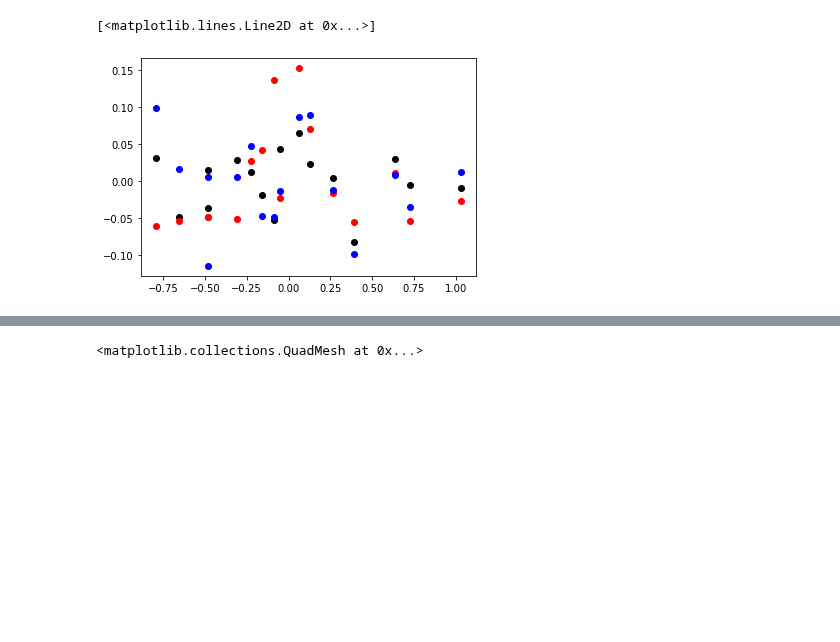
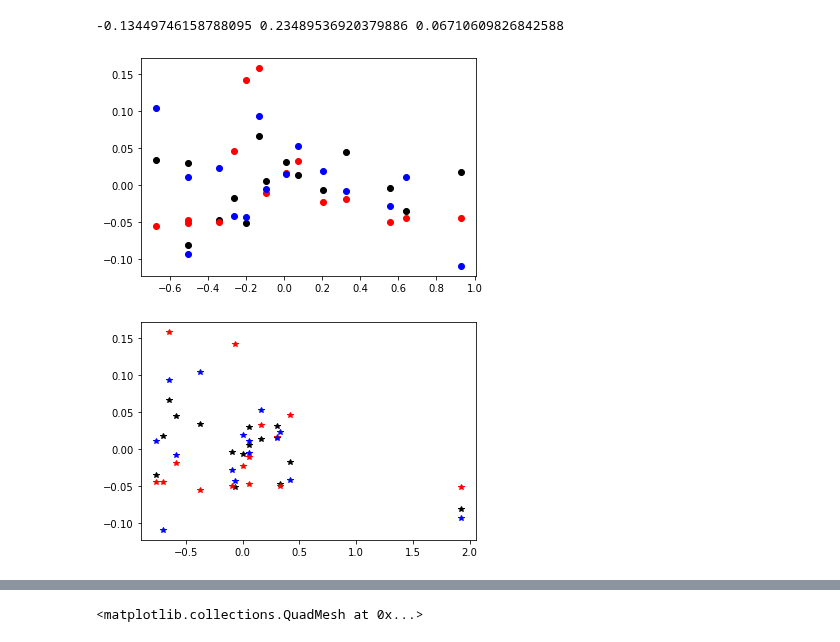
Before and after one commit to mariannecowherd/pe_snow_fires, a Jupyter notebook: scripts/avhrr_ndvi.ipynb, the cells around one changed output, grey strips where cells are left out. Cells and saved outputs as stored; diff of their text form; code cells hidden in the pictures; blank space fills up the shorter version.

Commit message:
sj clip plots

```diff
--- a/scripts/avhrr_ndvi.ipynb
+++ b/scripts/avhrr_ndvi.ipynb
@@ -8,9 +8,15 @@ import rasterio
 from rasterio.plot import show, adjust_band
 from matplotlib import cm
 import matplotlib
+from scipy import stats
 
 from constants import *
 os.chdir(home_dir)
+import datetime
+tmp = []
+for i in range(len(fire_sn)):
+    tmp.append(datetime.datetime.strptime(fire_sn['Ig_Date'][i], '%Y-%m-%d'))
+fire_sn['dt'] = tmp
 # %%
 # san joaquin watershed
 sj = sn_watersheds[sn_watersheds.name=='Upper San Joaquin']
@@ -72,7 +125,24 @@ for yr in range(2000,2016):
 # %%
-keys = sai_sj.keys()
+keys = range(2000,2015)
 swe_means = [np.nanmean(swe_sj[k]) for k in keys]
 sai_means = [np.nanmean(sai_sj[k]) for k in keys]
-gpp_means = [np.nanmean(gpp_sj[k]) for k in keys]
-ndvi_means = [np.nanmean(ndvi_sj[k]) for k in keys]
-gpp_tot_means = [np.nanmean(gpp_tot_sj[k]) for k in keys]
+gpp_means = [np.nanmean(gpp_sj[k+1]) for k in keys]
+ndvi_means = [np.nanmean(ndvi_sj[k+1]) for k in keys]
+gpp_tot_means = [np.nanmean(gpp_tot_sj[k+1]) for k in keys]
+swe_means_burned = [np.nanmean(swe_sj_burned[k]) for k in keys]
+sai_means_burned = [np.nanmean(sai_sj_burned[k]) for k in keys]
+gpp_means_burned = [np.nanmean(gpp_sj_burned[k+1]) for k in keys]
+ndvi_means_burned = [np.nanmean(ndvi_sj_burned[k+1]) for k in keys]
+gpp_tot_means_burned = [np.nanmean(gpp_tot_sj_burned[k+1]) for k in keys]
+# %%
+f,ax=plt.subplots(figsize=(15,7))
+for yr in range(2000,2015):
+    months = range(3,9)
+    midx = [m-1 for m in months]
+    data= gpp_by_month[yr-2000,midx]
+    dates = [datetime.datetime(yr,m,1) for m in months]
+    ax.plot(dates,data,'k-')
+    ax.scatter(dates,data,c=range(6), cmap='BrBG',s=130, zorder=2.5)
+
+
+plt.show()
@@ -84,8 +210,20 @@ def normalize(data):
+# %%
+
+slope, intercept, r_value, p_value, std_err = stats.linregress(x, y)
+print(slope, r_value**2,p_value)
+# %% [output]
+-0.13449746158788095 0.23489536920379886 0.06710609826842588
 # %%
 f,ax=plt.subplots()
 plt.plot(normalize(swe_means),normalize(gpp_means),'ko')
 plt.plot(normalize(swe_means),normalize(ndvi_means),'ro')
 plt.plot(normalize(swe_means),normalize(gpp_tot_means),'bo')
+plt.show()
+f,ax=plt.subplots()
+plt.plot(normalize(sai_means),normalize(gpp_means),'k*')
+plt.plot(normalize(sai_means),normalize(ndvi_means),'r*')
+plt.plot(normalize(sai_means),normalize(gpp_tot_means),'b*')
+plt.show()
 # %% [output]
-[<matplotlib.lines.Line2D at 0x...>]
-[figure, old version]
+[figure, new version]
+[figure, added]
```
Also changed, not shown: parts of 9 cells of this notebook.
